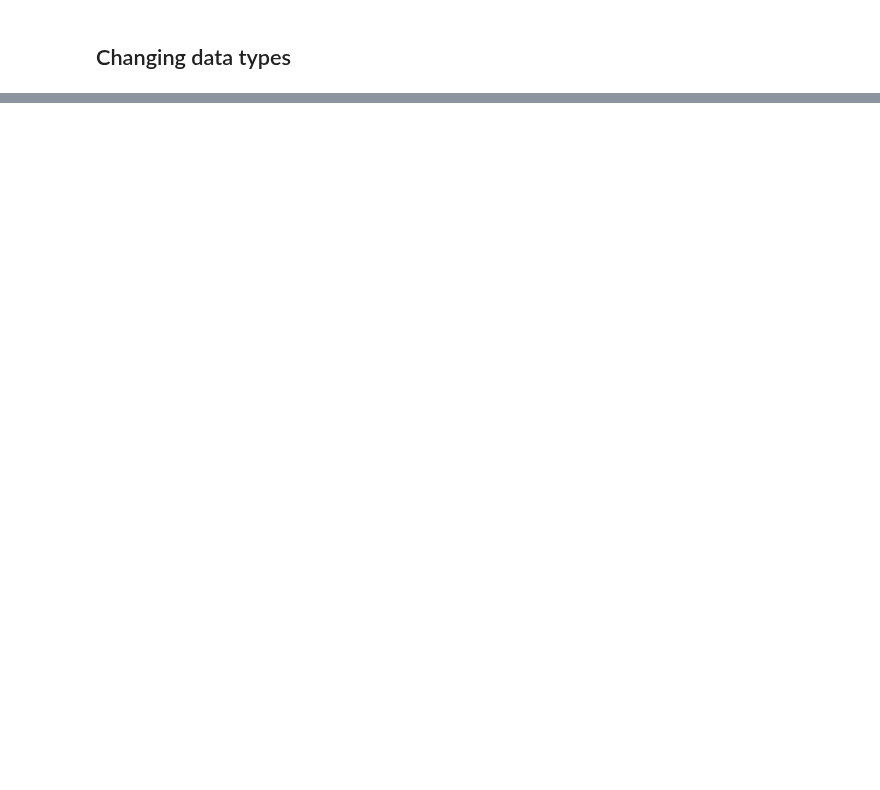
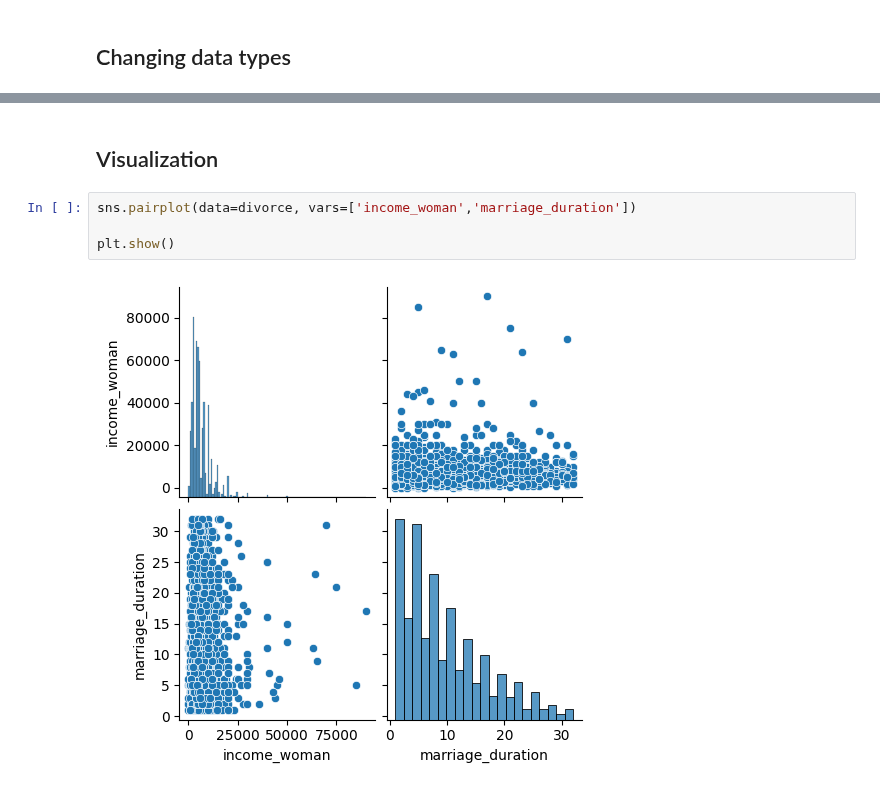
Before and after one commit to SyedaAnoosha/Data-Science-with-Python, a Jupyter notebook: Exploratory Data Analysis/EDA_noteboook3.ipynb, the cells around one changed output, grey strips where cells are left out. Cells and saved outputs as stored; diff of their text form; blank space fills up the shorter version.

```diff
--- a/Exploratory Data Analysis/EDA_noteboook3.ipynb
+++ b/Exploratory Data Analysis/EDA_noteboook3.ipynb
@@ -138,0 +256,8 @@ Name: marriage_date, Length: 2209, dtype: int32
+# %% [markdown]
+## Visualization
+# %%
+sns.pairplot(data=divorce, vars=['income_woman','marriage_duration'])
+
+plt.show()
+# %% [output]
+[figure, added]
```
Also changed, not shown: parts of 19 cells of this notebook.
